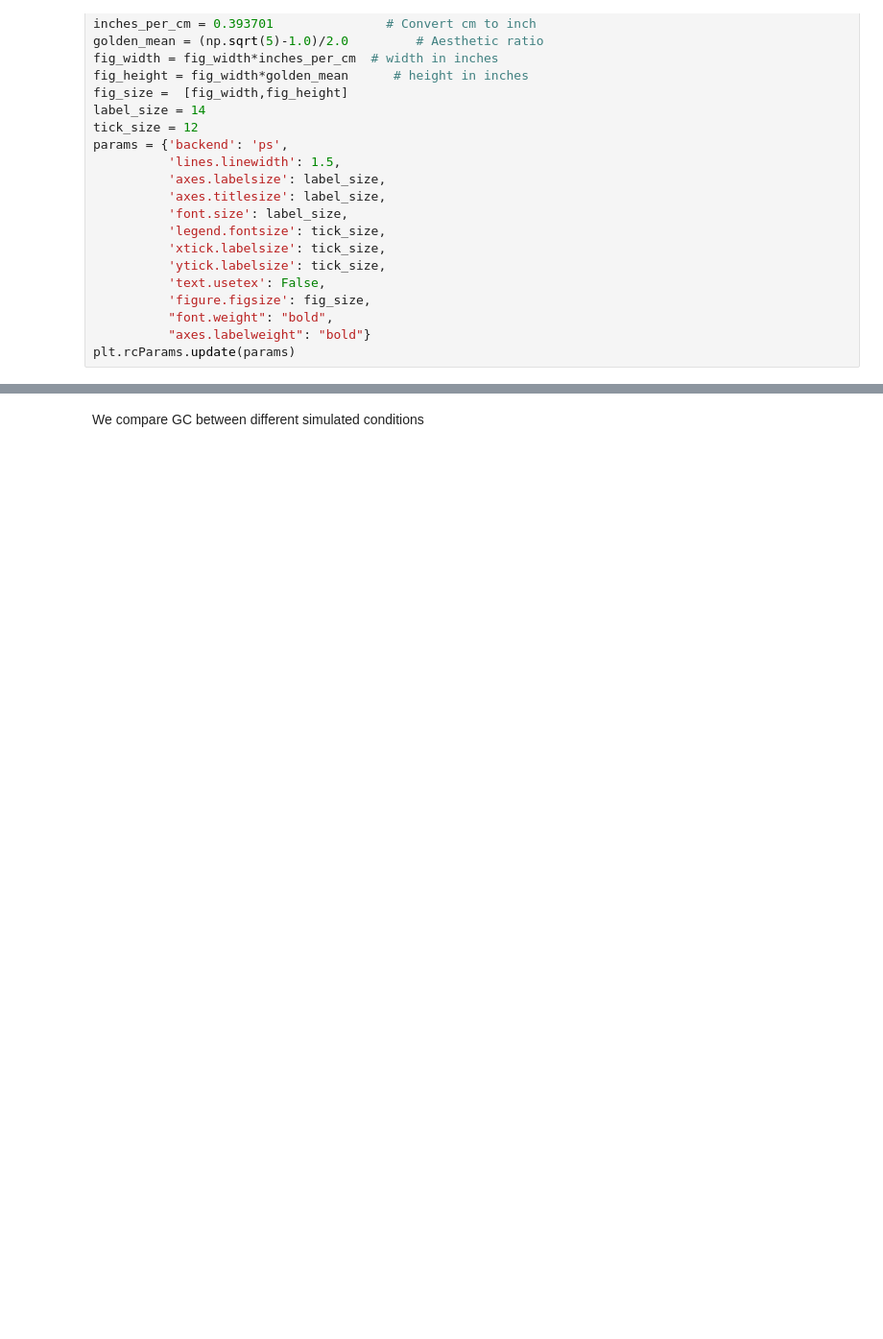
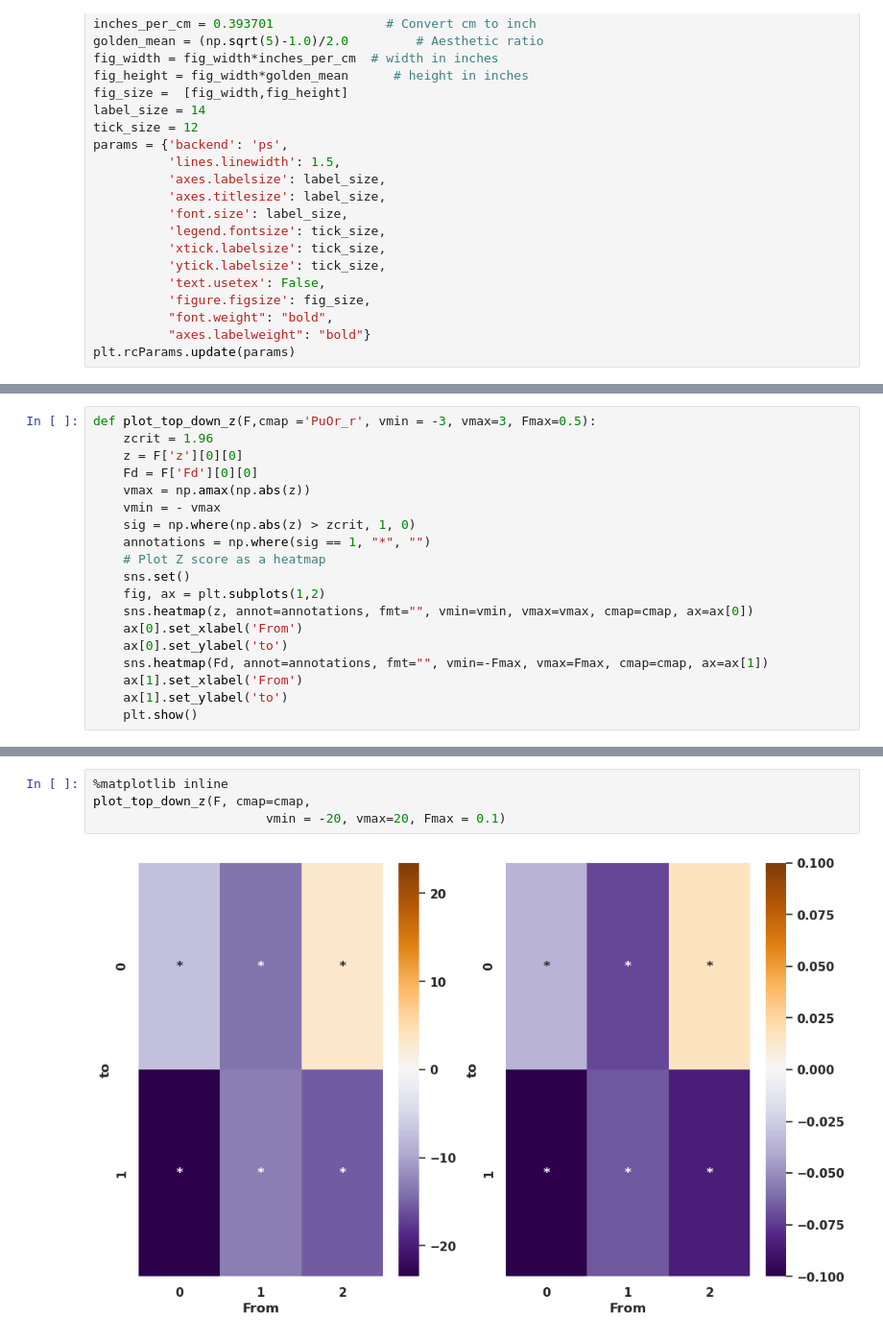
Before and after one commit to gcorlouer/granger_causality_on_ECoG, a Jupyter notebook: notebooks/simulations_results.ipynb, the cells around one changed output, grey strips where cells are left out. Shown: that part at 96% size. Drawn from its saved outputs; the diff is of its cells as text; blank space fills up the shorter version.

```diff
--- a/notebooks/simulations_results.ipynb
+++ b/notebooks/simulations_results.ipynb
@@ -61,3 +68,22 @@ def plot_compare_condition_GC(F, cmap='BrBg_r',
     plt.show()
     # Plot statistical significant entries
     print(f"\n Critical Z score is {zcrit}\n")
+# %%
+def plot_top_down_z(F,cmap ='PuOr_r', vmin = -3, vmax=3, Fmax=0.5):
+    zcrit = 1.96
+    z = F['z'][0][0]
+    Fd = F['Fd'][0][0]
+    vmax = np.amax(np.abs(z))
+    vmin = - vmax
+    sig = np.where(np.abs(z) > zcrit, 1, 0)
+    annotations = np.where(sig == 1, "*", "")
+    # Plot Z score as a heatmap
+    sns.set()
+    fig, ax = plt.subplots(1,2)
+    sns.heatmap(z, annot=annotations, fmt="", vmin=vmin, vmax=vmax, cmap=cmap, ax=ax[0])
+    ax[0].set_xlabel('From')
+    ax[0].set_ylabel('to')
+    sns.heatmap(Fd, annot=annotations, fmt="", vmin=-Fmax, vmax=Fmax, cmap=cmap, ax=ax[1])
+    ax[1].set_xlabel('From')
+    ax[1].set_ylabel('to')
+    plt.show()
@@ -77,5 +139,9 @@ dataset = loadmat(fpath)
 F = dataset['GC']
 vmax = 5
 vmin = -vmax
-# %% [markdown]
-We compare GC between different simulated conditions
+# %%
+%matplotlib inline
+plot_top_down_z(F, cmap=cmap,
+                       vmin = -20, vmax=20, Fmax = 0.1)
+# %% [output]
+[figure, added]
```
Also changed, not shown: parts of 27 cells of this notebook, 5 other files.
